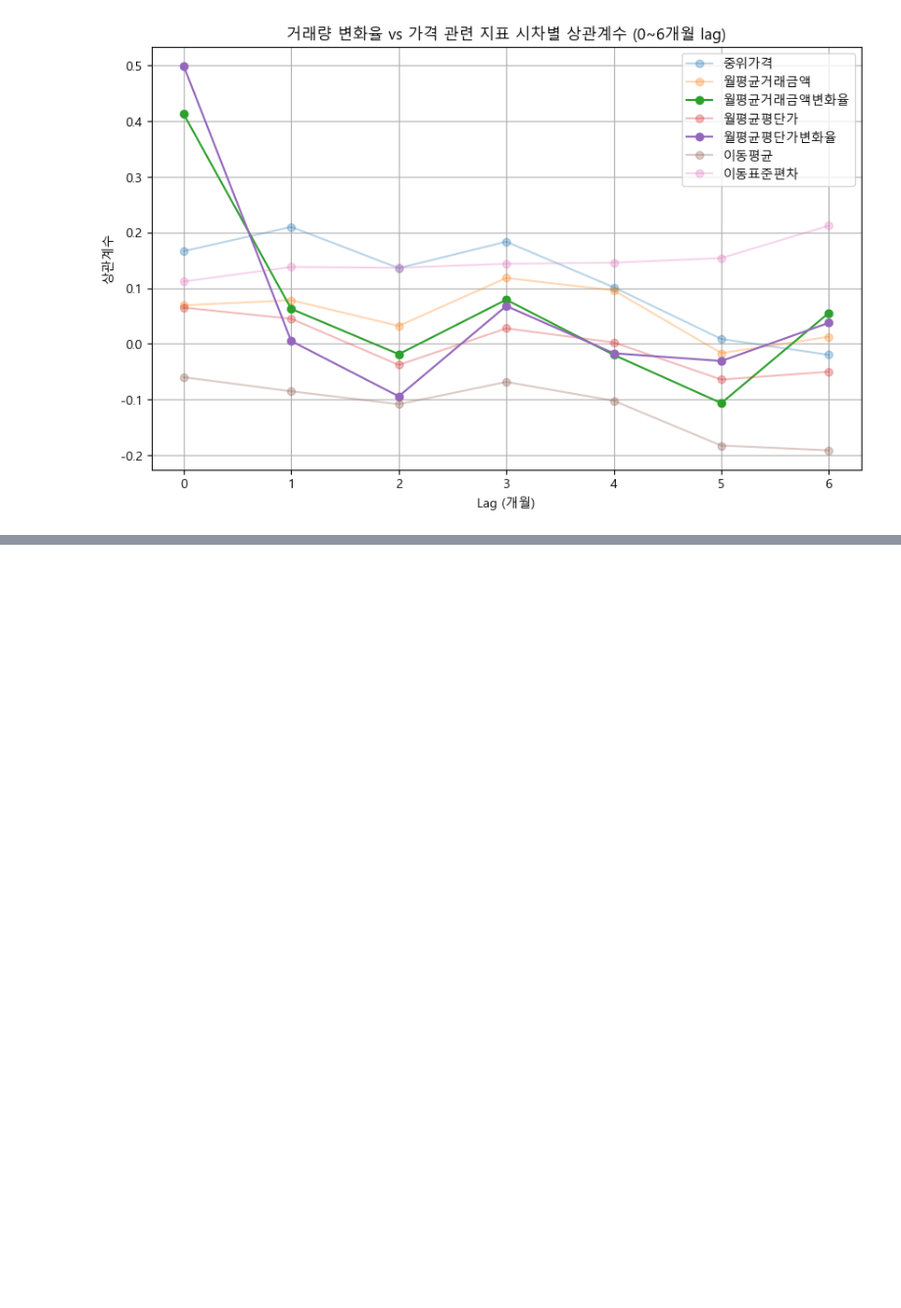
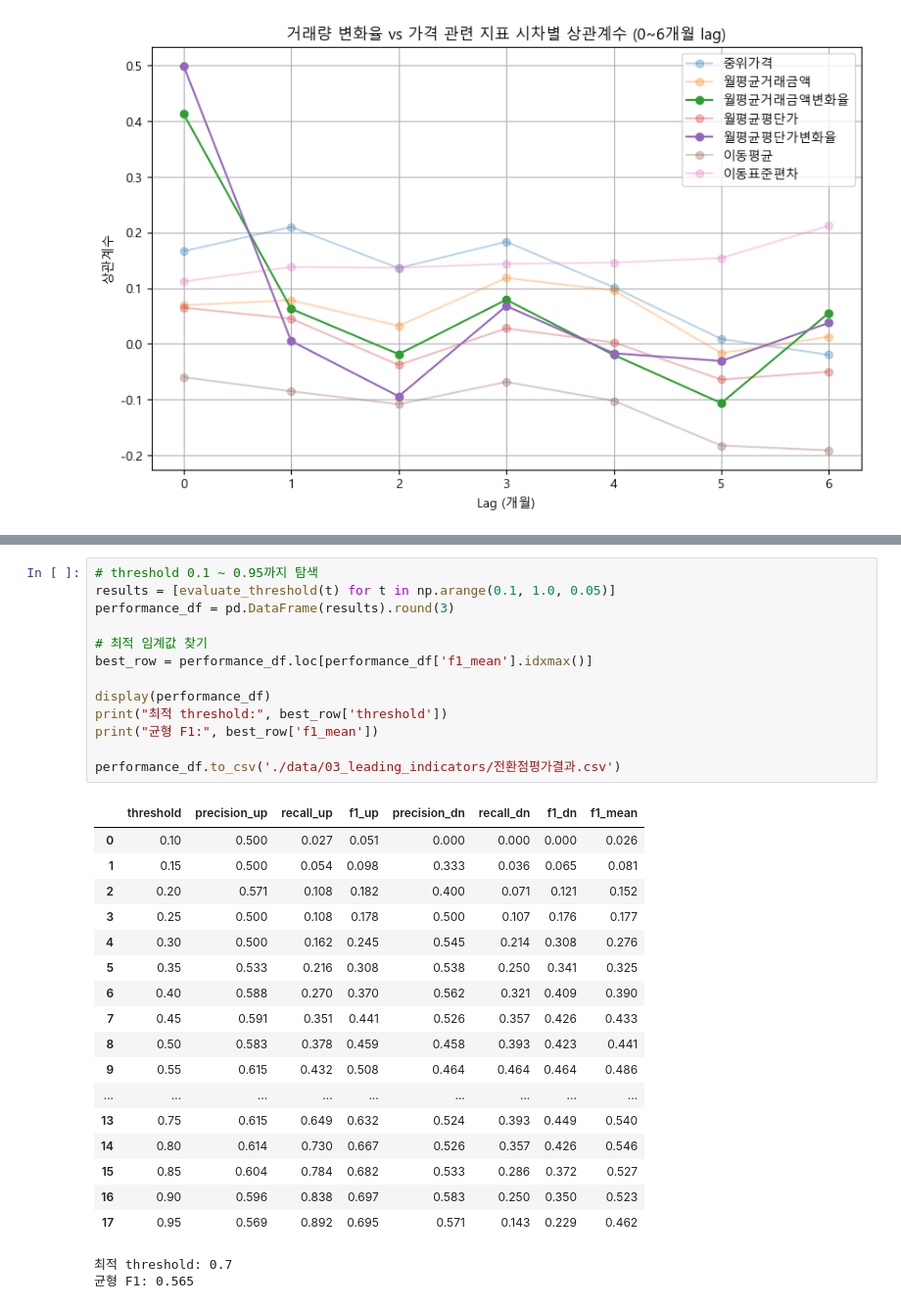
Before and after one commit to krystallinekim/pjt-DataAnalysis-Korean_Real_Estate, a Jupyter notebook: 03_leading_indicators.ipynb, the cells around one changed output, grey strips where cells are left out. Shown at 98% size. Cells and saved outputs as stored; diff of their text form; blank space fills up the shorter version.

```diff
--- a/03_leading_indicators.ipynb
+++ b/03_leading_indicators.ipynb
@@ -128,0 +183,33 @@ plt.show()
+# %%
+# threshold 0.1 ~ 0.95까지 탐색
+results = [evaluate_threshold(t) for t in np.arange(0.1, 1.0, 0.05)]
+performance_df = pd.DataFrame(results).round(3)
+
+# 최적 임계값 찾기
+best_row = performance_df.loc[performance_df['f1_mean'].idxmax()]
+
+display(performance_df)
+print("최적 threshold:", best_row['threshold'])
+print("균형 F1:", best_row['f1_mean'])
+
+performance_df.to_csv('./data/03_leading_indicators/전환점평가결과.csv')
+# %% [output]
+|  | threshold | precision_up | recall_up | f1_up | precision_dn | recall_dn | f1_dn | f1_mean |
+| 0 | 0.10 | 0.500 | 0.027 | 0.051 | 0.000 | 0.000 | 0.000 | 0.026 |
+| 1 | 0.15 | 0.500 | 0.054 | 0.098 | 0.333 | 0.036 | 0.065 | 0.081 |
+| 2 | 0.20 | 0.571 | 0.108 | 0.182 | 0.400 | 0.071 | 0.121 | 0.152 |
+| 3 | 0.25 | 0.500 | 0.108 | 0.178 | 0.500 | 0.107 | 0.176 | 0.177 |
+| 4 | 0.30 | 0.500 | 0.162 | 0.245 | 0.545 | 0.214 | 0.308 | 0.276 |
+| 5 | 0.35 | 0.533 | 0.216 | 0.308 | 0.538 | 0.250 | 0.341 | 0.325 |
+| 6 | 0.40 | 0.588 | 0.270 | 0.370 | 0.562 | 0.321 | 0.409 | 0.390 |
+| 7 | 0.45 | 0.591 | 0.351 | 0.441 | 0.526 | 0.357 | 0.426 | 0.433 |
+| 8 | 0.50 | 0.583 | 0.378 | 0.459 | 0.458 | 0.393 | 0.423 | 0.441 |
+| 9 | 0.55 | 0.615 | 0.432 | 0.508 | 0.464 | 0.464 | 0.464 | 0.486 |
+| ... | ... | ... | ... | ... | ... | ... | ... | ... |
+| 13 | 0.75 | 0.615 | 0.649 | 0.632 | 0.524 | 0.393 | 0.449 | 0.540 |
+| 14 | 0.80 | 0.614 | 0.730 | 0.667 | 0.526 | 0.357 | 0.426 | 0.546 |
+| 15 | 0.85 | 0.604 | 0.784 | 0.682 | 0.533 | 0.286 | 0.372 | 0.527 |
+| 16 | 0.90 | 0.596 | 0.838 | 0.697 | 0.583 | 0.250 | 0.350 | 0.523 |
+| 17 | 0.95 | 0.569 | 0.892 | 0.695 | 0.571 | 0.143 | 0.229 | 0.462 |
+최적 threshold: 0.7
+균형 F1: 0.565
```
Also changed, not shown: parts of 4 cells of this notebook, 3 other files.
